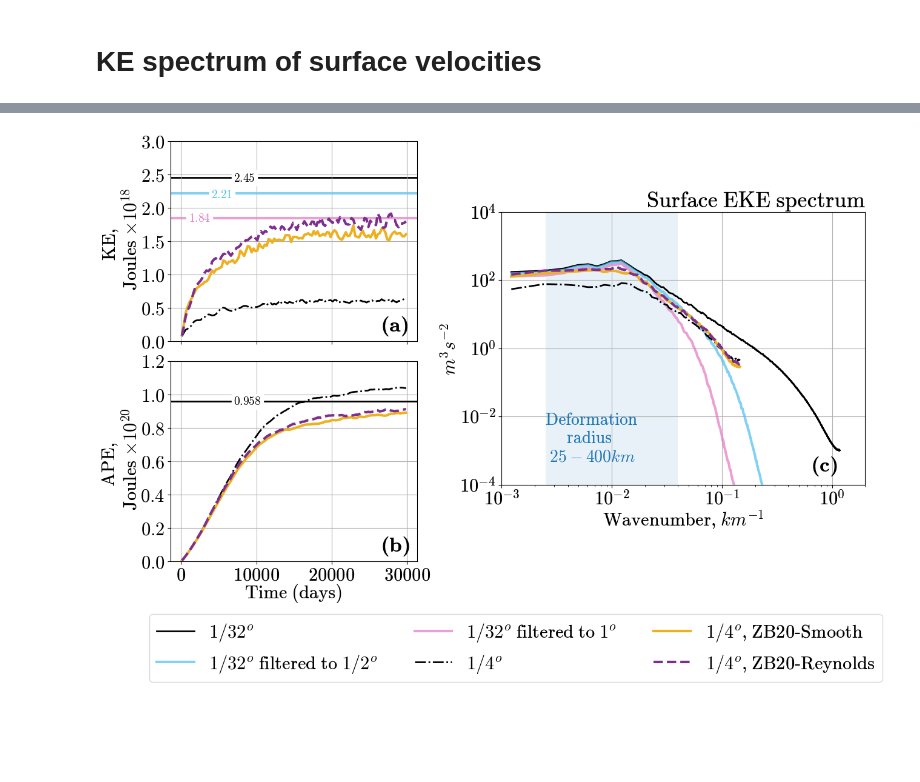
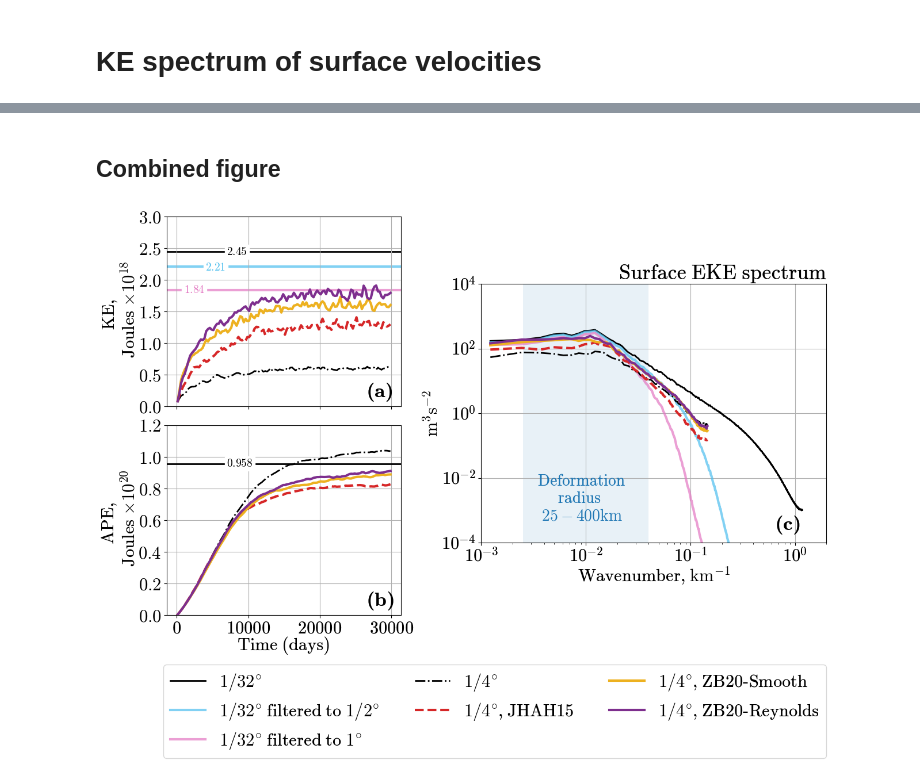
Before and after one commit to m2lines/Implementation-ZB20, a Jupyter notebook: Figure-plotting/Section6.ipynb, the cells around one changed output, grey strips where cells are left out. Cells and saved outputs as stored; diff of their text form; code cells hidden in the pictures; blank space fills up the shorter version.

```diff
--- a/Figure-plotting/Section6.ipynb
+++ b/Figure-plotting/Section6.ipynb
@@ -200,4 +323,5 @@ with ProgressBar():
     R4_spec = SKE_spectrum(R4,M4)
     smooth_spec = SKE_spectrum(R4_smooth,M4_smooth)
     reynolds_spec = SKE_spectrum(R4_reynolds,M4_reynolds)
+    jh_spec = SKE_spectrum(R4_jh,M4_jh)
 # %% [output]
@@ -211,0 +335,13 @@ with ProgressBar():
+# %%
+sel = lambda x : x.sel(yh=slice(None,None)).mean('yh')
+sel(R4_spec).plot(color='gray', label='coarse')
+sel(smooth_spec).plot(color='tab:blue', label='smooth')
+sel(reynolds_spec).plot(color='tab:red', label='rey')
+sel(jh_spec).plot(color='tab:green', label='JHAH145')
+sel(R32_spec).plot(color='k', label='1/32')
+sel(R32f_R1_spec).plot(color='tab:pink', label='1/32 filtered to 1')
+sel(R32f_R2_spec).plot(color='tab:olive', label='1/32 filtered to 0.5')
+plt.yscale('log')
+plt.xscale('log')
+plt.legend(bbox_to_anchor=(1,1))
+plt.ylim([1e-4,1e+4])
@@ -212,7 +351,14 @@ with ProgressBar():
+# %% [markdown]
+## Combined figure
+# %%
+yellow = [0.9290, 0.6940, 0.1250]
+violet = [0.4940, 0.1840, 0.5560]
+lightblue = [0.3010, 0.7450, 0.9330]
 # %%
 stats_R4 = xr.open_mfdataset('/scratch/pp2681/mom6/Neverworld2/simulations/R4-long/bare/output/ocean.stats.nc', decode_times=False).coarsen({'Time':50}, boundary='trim').mean()
 stats_smooth = xr.open_mfdataset('/scratch/pp2681/mom6/Neverworld2/simulations/R4-long/Smooth-filter-3D/output/ocean.stats.nc', decode_times=False).coarsen({'Time':50}, boundary='trim').mean()
 stats_reynolds = xr.open_mfdataset('/scratch/pp2681/mom6/Neverworld2/simulations/R4-long/Reynolds-newest-code/output/ocean.stats.nc', decode_times=False).coarsen({'Time':50}, boundary='trim').mean()
+stats_jh = xr.open_mfdataset('/scratch/pp2681/mom6/Neverworld2/simulations/R4-long/JansenHeld-Cs-0.2-Cback-0.1/output/ocean.stats.nc', decode_times=False).coarsen({'Time':50}, boundary='trim').mean()
 # %%
 def KE(ds):
     return ds.KE.sum('Layer')
@@ -229,18 +375,19 @@ gs = fig.add_gridspec(2,4)
 
 plt.sca(fig.add_subplot(gs[0, 0:2]))
 
-plt.axhline(y=2.4482846764501053e+18, color='k', ls='-', lw=2, zorder=-1, label='$1/32^o$')
-plt.axhline(y=2.2143647793008573e+18, color=lightblue, ls='-', lw=3, alpha=0.7, zorder=-1, label='$1/32^o$ filtered to $1/2^o$')
-plt.axhline(y=1.840343192972326e+18, color='tab:pink', ls='-', lw=3, alpha=0.7, zorder=-1, label='$1/32^o$ filtered to $1^o$')
+plt.axhline(y=2.4482846764501053e+18, color='k', ls='-', lw=2, zorder=-1, label='$1/32^{\circ}$')
+plt.axhline(y=2.2143647793008573e+18, color=lightblue, ls='-', lw=3, alpha=0.7, zorder=-1, label='$1/32^{\circ}$ filtered to $1/2^{\circ}$')
+plt.axhline(y=1.840343192972326e+18, color='tab:pink', ls='-', lw=3, alpha=0.7, zorder=-1, label='$1/32^{\circ}$ filtered to $1^{\circ}$')
 
 plt.text(7000,2.4e+18,'$2.45$', backgroundcolor='white', color='k', fontsize=14)
 plt.text(4000,2.15e+18,'$2.21$', backgroundcolor='white', color=lightblue, fontsize=14)
 plt.text(1000,1.8e+18,'$1.84$', backgroundcolor='white', color='tab:pink', fontsize=14)
 
 
-KE(stats_R4).plot(color='k', ls='-.', label='$1/4^o$', lw=2)
-KE(stats_smooth).plot(color=yellow, label='$1/4^o$, ZB20-Smooth', lw=3)
-KE(stats_reynolds).plot(color=violet, label='$1/4^o$, ZB20-Reynolds', lw=3, ls='--')
+KE(stats_R4).plot(color='k', ls='-.', label='$1/4^{\circ}$', lw=2)
+KE(stats_jh).plot(color='tab:red', label='$1/4^{\circ}$, JHAH15', lw=3, ls='--')
+KE(stats_smooth).plot(color=yellow, label='$1/4^{\circ}$, ZB20-Smooth', lw=3)
+KE(stats_reynolds).plot(color=violet, label='$1/4^{\circ}$, ZB20-Reynolds', lw=3, ls='-')
 
 
 plt.ylabel('KE, \n Joules $\\times 10^{18}$')
@@ -251,16 +398,17 @@ plt.xlabel('')
 plt.xticks([0, 10000, 20000, 30000], [None]*4)
 plt.grid()
 
-plt.legend(loc = 'lower center', fontsize=22, bbox_to_anchor=(1.4,-1.75), ncol=3)
+plt.legend(loc = 'lower center', fontsize=22, bbox_to_anchor=(1.4,-1.9), ncol=3)
 
 plt.sca(fig.add_subplot(gs[1, 0:2]))
 plt.axhline(y=9.584091697350959e+19, color='k', ls='-', lw=2)
 plt.text(7000,9.4e+19,'$0.958$', backgroundcolor='white', color='k', fontsize=14)
 
 
-APE(stats_R4).plot(color='k', label='$1/4^o$', lw=2, ls='-.')
-APE(stats_smooth).plot(color=yellow, label='$1/4^o$, ZB-Smooth', lw=3)
-APE(stats_reynolds).plot(color=violet, label='$1/4^o$, ZB-Reynolds', lw=3, ls='--')
+APE(stats_R4).plot(color='k', label='$1/4^{\circ}$', lw=2, ls='-.')
+APE(stats_jh).plot(color='tab:red', label='$1/4^{\circ}$, JHAH15', lw=3, ls='--')
+APE(stats_smooth).plot(color=yellow, label='$1/4^{\circ}$, ZB-Smooth', lw=3)
+APE(stats_reynolds).plot(color=violet, label='$1/4^{\circ}$, ZB-Reynolds', lw=3, ls='-')
 
 plt.ylabel('APE, \n Joules $\\times 10^{20}$')
 #plt.title('APE',loc='right')
@@ -280,36 +428,37 @@ def sel(x):
     y = x.sel(yh=slice(None,None)).mean('yh')
     y['freq_xh'] = y['freq_xh'] * 1e+3
     return y
 sel(R32_spec).plot(color='k', ls='-', lw=2)
 sel(R32f_R2_spec).plot(color=lightblue, ls='-', lw=3, alpha=0.7)
 sel(R32f_R1_spec).plot(color='tab:pink', ls='-', lw=3, alpha=0.7)
 
 sel(R4_spec).plot(color='k', lw=2, ls='-.')
+sel(jh_spec).plot(color='tab:red', lw=3, ls='--')
 sel(smooth_spec).plot(color=yellow, lw=3)
-sel(reynolds_spec).plot(color=violet, lw=3, ls='--')
+sel(reynolds_spec).plot(color=violet, lw=3, ls='-')
 plt.xscale('log')
 plt.yscale('log')
 plt.ylim([1e-4,1e+4])
 plt.yticks([1e-4, 1e-2, 1e0, 1e+2, 1e+4])
 plt.title('Surface EKE spectrum', loc='right')
 plt.title('')
-plt.ylabel('$m^3s^{-2}$')
-plt.xlabel('Wavenumber, $km^{-1}$')
+plt.ylabel('$\mathrm{m}^3\mathrm{s}^{-2}$')
+plt.xlabel('Wavenumber, $\mathrm{km}^{-1}$')
 plt.xticks([1e-3, 1e-2, 1e-1, 1e0])
 plt.xlim([1e-3, 2])
 plt.grid()
 
 Rd1 = 400
 Rd2 = 25
 plt.axvspan(1/Rd1, 1/Rd2, color='tab:blue', alpha=0.1, lw=0)
-plt.text(2.5e-3,5e-4,'Deformation \n     radius \n $25-400km$', fontsize=20, color='tab:blue')
+plt.text(3.5e-3,5e-4,'Deformation \n     radius \n $25-400\mathrm{km}$', fontsize=20, color='tab:blue')
 
 
 # k = np.array([1e-2,1e0])
 # plt.plot(k, 3e-1*k**(-2))
 
 #plt.gcf().align_labels()
 set_letters(x=0.85, y=0.05, fontsize=24)
-plt.savefig('Paper-Figures/NW2-time-series-spectrum-filtered-30k-layout-20-new-code.pdf')
+plt.savefig('Review/NW2-spectrum.pdf')
 # %% [output]
-[figure, old version]
+[figure, new version]
```
Also changed, not shown: parts of 25 cells of this notebook, 5 other files.
